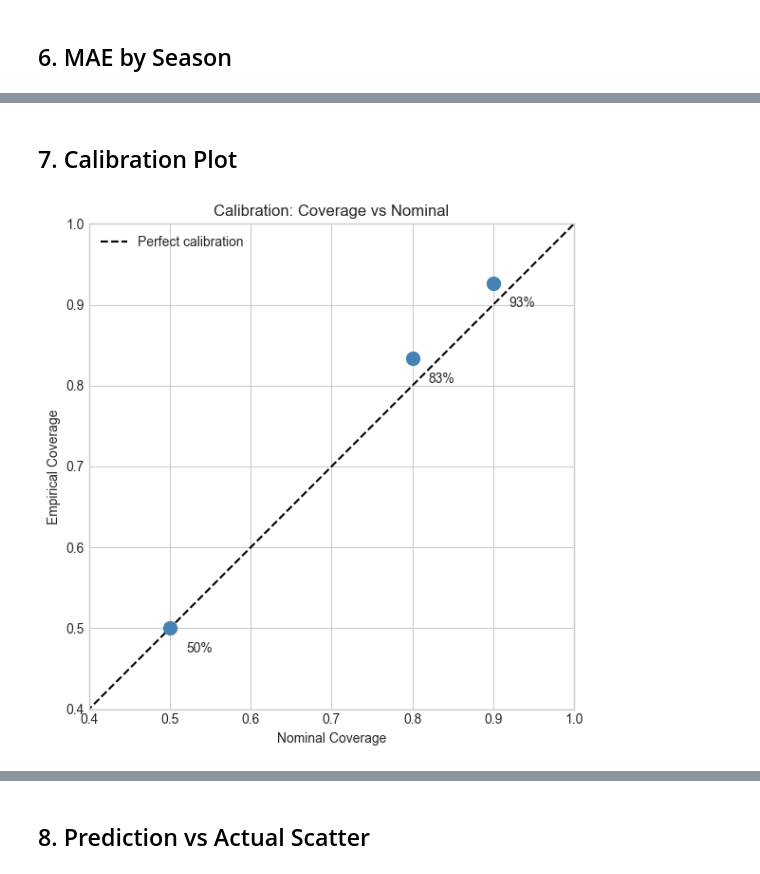
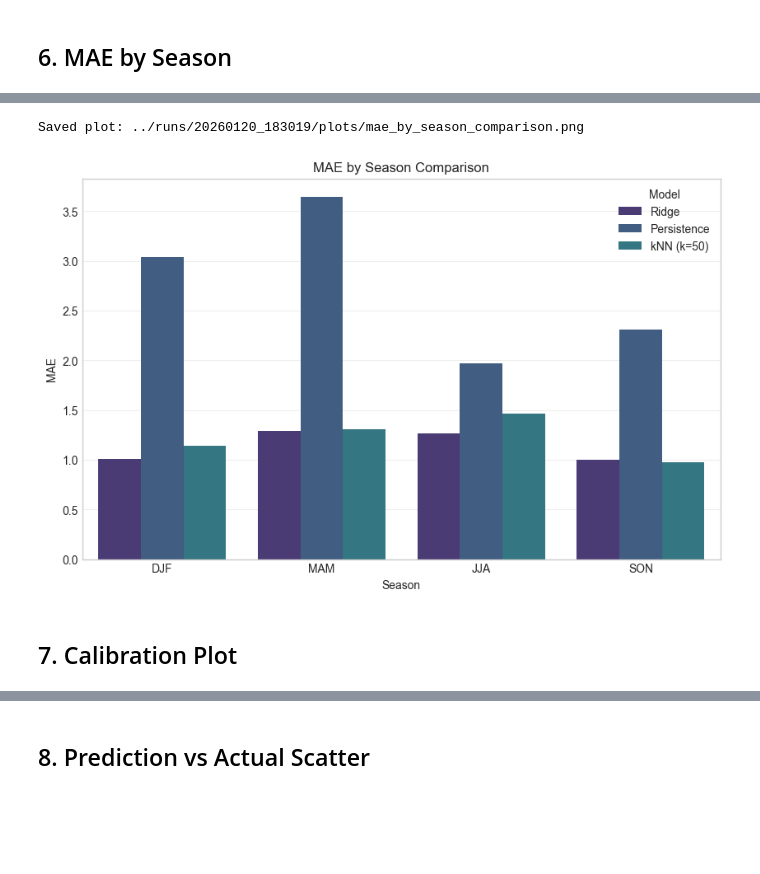
Before and after one commit to kyler505/temp-data-pipeline, a Jupyter notebook: notebooks/eval_daily_tmax_analysis.ipynb, the cells around one changed output, grey strips where cells are left out. Drawn from its saved outputs; the diff is of its cells as text; code cells hidden in the pictures; blank space fills up the shorter version.

```diff
--- a/notebooks/eval_daily_tmax_analysis.ipynb
+++ b/notebooks/eval_daily_tmax_analysis.ipynb
@@ -198,25 +224,27 @@ Saved plot: ../runs/20260120_093258/plots/mae_by_season.png
+# %%
+if results:
+    seasonal_data = []
+    seasons_order = ['DJF', 'MAM', 'JJA', 'SON']
+    for name, data in results.items():
+        if data['slices'] and 'by_season' in data['slices']:
+            by_season = data['slices']['by_season']
+            for s, vals in by_season.items():
+                seasonal_data.append({
+                    "Model": name,
+                    "Season": s,
+                    "MAE": vals['mae']
+                })
+
+    if seasonal_data:
+        df_s = pd.DataFrame(seasonal_data)
+        plt.figure(figsize=(10, 6))
+        sns.barplot(data=df_s, x="Season", y="MAE", hue="Model", order=seasons_order)
+        plt.title("MAE by Season Comparison")
+        plt.grid(axis='y', alpha=0.3)
+        save_run_plot(plt.gcf(), "mae_by_season_comparison.png", run_id, base_dir=Path('../runs'))
+        plt.show()
+# %% [output]
+Saved plot: ../runs/20260120_183019/plots/mae_by_season_comparison.png
+[figure, added]
 # %% [markdown]
 ## 7. Calibration Plot
-# %%
-if run_id and 'calibration' in metrics:
-    cm = metrics['calibration']
-
-    nominals = [0.5, 0.8, 0.9]
-    coverages = [cm['coverage_50'], cm['coverage_80'], cm['coverage_90']]
-
-    fig, ax = plt.subplots(figsize=(6, 6))
-    ax.plot([0, 1], [0, 1], 'k--', label='Perfect calibration')
-    ax.scatter(nominals, coverages, s=100, c='steelblue', zorder=5)
-    for n, c in zip(nominals, coverages):
-        ax.annotate(f'{100*c:.0f}%', (n + 0.02, c - 0.03))
-    ax.set_xlabel('Nominal Coverage')
-    ax.set_ylabel('Empirical Coverage')
-    ax.set_title('Calibration: Coverage vs Nominal')
-    ax.set_xlim(0.4, 1)
-    ax.set_ylim(0.4, 1)
-    ax.legend()
-    ax.set_aspect('equal')
-    plt.tight_layout()
-    plt.show()
-# %% [output]
-[figure, removed]
```
Also changed, not shown: parts of 15 cells of this notebook, 29 other files.
